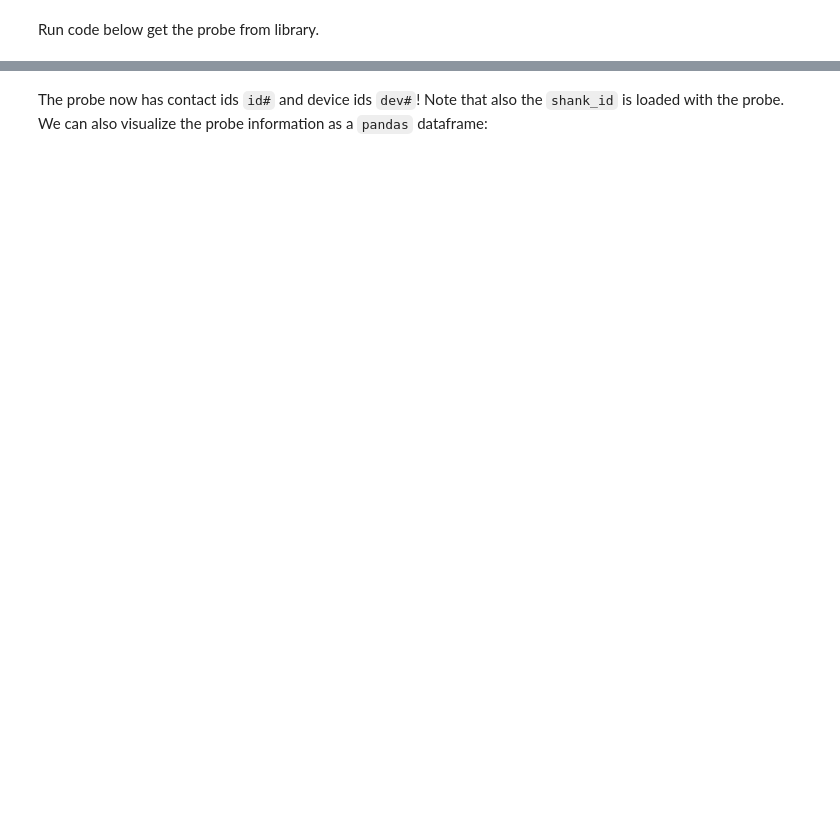
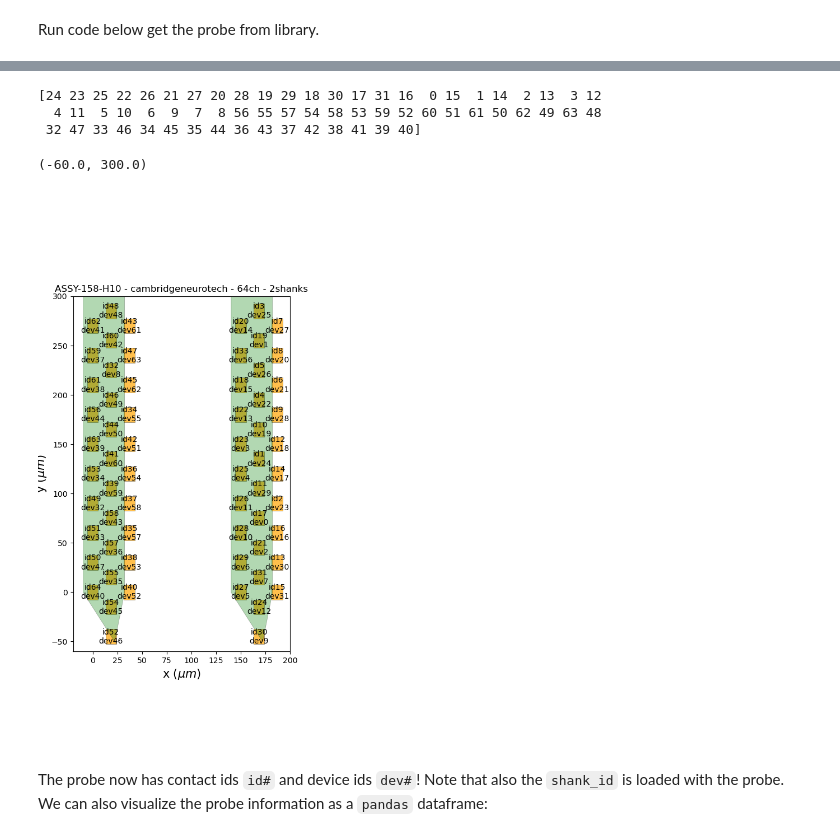
Before and after one commit to rnoseda/spikeinterface, a Jupyter notebook: tutorial_11-23/SpikeInterface_RN_241003.ipynb, the cells around one changed output, grey strips where cells are left out. Saved outputs shown, nothing was run; the diff lists cells and outputs as text; code cells hidden in the pictures; blank space fills up the shorter version.

```diff
--- a/tutorial_11-23/SpikeInterface_RN_241003.ipynb
+++ b/tutorial_11-23/SpikeInterface_RN_241003.ipynb
@@ -109,3 +92,25 @@ plot_probe(probeF64, with_channel_index=True, with_device_index=True, with_conta
+# %%
+#Intan mapping 64 channels
+device_channel_indices = [24,23,25,22,26,21,27,20,28,19,29,18,30,17,31,16,0,15,1,14,2,13,3,12,4,11,5,10,6,9,7,8,
+                56,55,57,54,58,53,59,52,60,51,61,50,62,49,63,48,32,47,33,46,34,45,35,44,36,43,37,42,38,41,39,40] #Modify accordingly.
+#Intan Mapping 128 channels
+#device_channel_indices = [24,23,25,22,26,21,27,20,28,19,29,18,30,17,31,16,0,15,1,14,2,13,3,12,4,11,5,10,6,9,7,8,
+#                56,55,57,54,58,53,59,52,60,51,61,50,62,49,63,48,32,47,33,46,34,45,35,44,36,43,37,42,38,41,39,40,
+#                88,87,89,86,90,85,91,84,92,83,93,82,94,81,95,80,64,79,65,78,66,77,67,76,68,75,69,74,70,73,71,72,
+#                120,119,121,118,122,117,123,116,124,115,125,114,126,113,127,112,96,111,97,110,98,109,99,108,100,107,101,106,102,105,103,104]
+
+probeH10.set_device_channel_indices(device_channel_indices)
+print(probeH10.device_channel_indices)
+fig, ax = plt.subplots(figsize=(5, 10))
+plot_probe(probeH10, ax=ax, with_contact_id=True, with_device_index=True,)
+ax.set_xlim(-20, 200)
+ax.set_ylim(-60, 300)
+# %% [output]
+[24 23 25 22 26 21 27 20 28 19 29 18 30 17 31 16  0 15  1 14  2 13  3 12
+  4 11  5 10  6  9  7  8 56 55 57 54 58 53 59 52 60 51 61 50 62 49 63 48
+ 32 47 33 46 34 45 35 44 36 43 37 42 38 41 39 40]
+(-60.0, 300.0)
+[figure, added]
 # %% [markdown]
 The probe now has contact ids `id#` and device ids `dev#`! Note that also the `shank_id` is loaded with the probe. We can also visualize the probe information as a `pandas` dataframe:
 # %%
```
Also changed, not shown: parts of 24 cells of this notebook, 1 other file.
